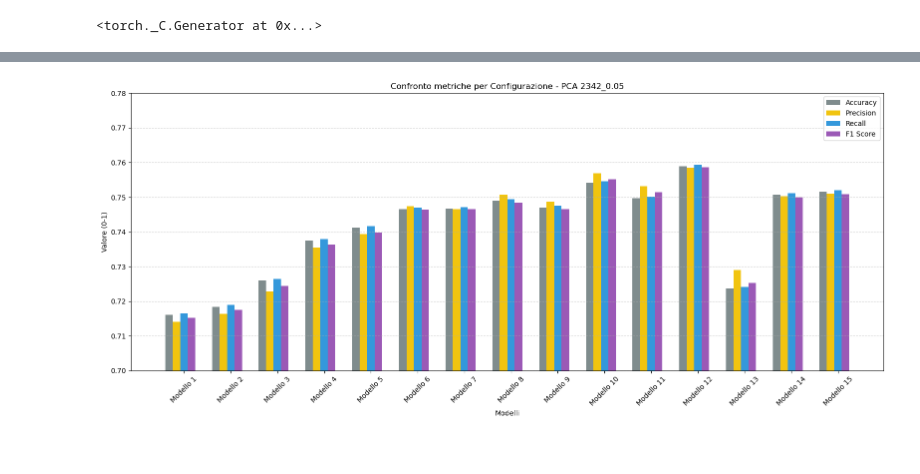
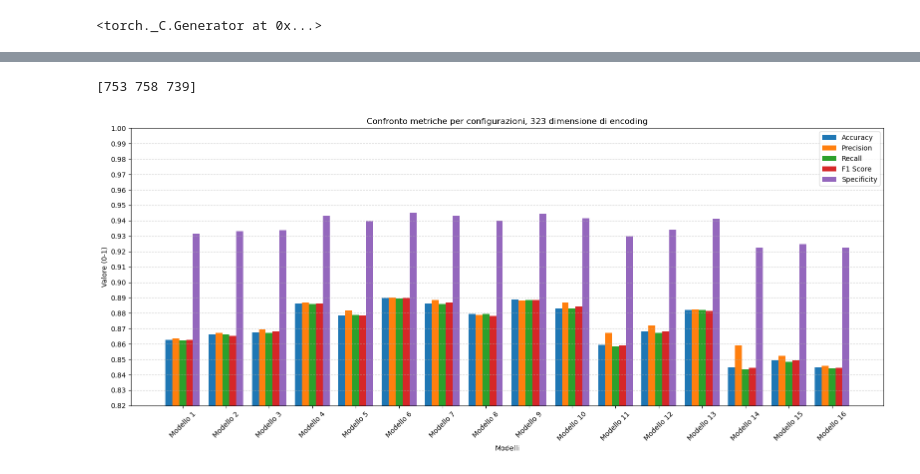
Before and after one commit to noemiaime/PCA_AE_histology, a Jupyter notebook: 6_FC_training_AE.ipynb, the cells around one changed output, grey strips where cells are left out. Saved outputs shown, nothing was run; the diff lists cells and outputs as text; code cells hidden in the pictures.

```diff
--- a/6_FC_training_AE.ipynb
+++ b/6_FC_training_AE.ipynb
@@ -39,8 +39,7 @@ base_dir = os.getcwd()  # percorso base
 output_folder = os.path.join(base_dir, "ae_outputs")
 os.makedirs(output_folder, exist_ok=True) # crea se non esiste
 log_txt_path = os.path.join(output_folder, "classification_reports.txt")
-save_path = os.path.join(output_folder, f'ae_data_FC_{encoding_dim}_{noise_std}.pth')
-#save_path = os.path.join(output_folder, f'ae_data_CNN_{encoding_dim}_{noise_std}.pth')
+save_path = os.path.join(output_folder, f'ae_data_{encoding_dim}_{noise_std}.pth')
 experiment_name = os.path.splitext(os.path.basename(save_path))[0]
 # %%
 # caricamento dati
@@ -77,6 +76,7 @@ class FlexibleNet(nn.Module):  # rete neurale FC, configurabile (layer, dropout,
     def forward(self, x):
         return self.model(x)
 # %%
+# misura specificity, non ho trovato una funzione che lo fa di sklearn (come per f1, recall e precision)
 def specificity_score(y_true, y_pred, average='macro'):
     cm = confusion_matrix(y_true, y_pred)
     num_classes = cm.shape[0]
@@ -95,6 +95,6 @@ def specificity_score(y_true, y_pred, average='macro'):
     elif average == 'none':
         return specificities
     else:
-        raise ValueError("average must be 'macro' or 'none'")
+        raise ValueError("Inserire modalità")
 # %%
 # funzione di training
@@ -355,7 +466,14 @@ Epoch 07 | Train Acc: 95.67% | Val Acc: 68.89%
 # %%
-summary_df = pd.DataFrame(summary)
-summary_df.to_csv(os.path.join("ae_outputs", f"{experiment_name}_summary.csv"), index=False)
+summary_df = pd.DataFrame(summary) # conversione in data frame
+summary_df['specificity_per_class'] = summary_df['specificity_per_class'].apply(
+    lambda x: ','.join(f"{v:.4f}" for v in x) if isinstance(x, (list, np.ndarray)) else str(x)
+) # formato corretto
+summary_df['test_specificity_per_class'] = summary_df['test_specificity_per_class'].apply(
+    lambda x: ','.join(f"{v:.4f}" for v in x) if isinstance(x, (list, np.ndarray)) else str(x)
+) # formato corretto
+summary_df.to_csv(os.path.join("ae_outputs", f"{experiment_name}_summary.csv"), index=False) # salvataggio
 
+# scrittura riassunto .txt
 with open(os.path.join("ae_outputs", f"{experiment_name}_summary.txt"), 'w') as f:
     for row in summary:
         f.write(f"Config {row['config_id']} | Acc: {row['accuracy']:.2f}% | Dropout: {row['dropout']} | Layers: {row['hidden_dims']}\n")
@@ -368,26 +496,49 @@ Index(['config_id', 'hidden_dims', 'dropout', 'batchnorm', 'early_stopping',
       dtype='object')
+# %%
+print(np.bincount(y_test.numpy()))
+# %% [output]
+[753 758 739]
 # %%
-# plot confronto metriche diversi reti
-bar_width = 0.16  # ridotto per far entrare 5 metriche
-x = np.arange(len(summary_df))
+# solo le configurazioni con cross_val=True
+summary_df = summary_df[summary_df['cross_val'] == True]
 
+# palette Autoencoder per ogni metrica
+metric_colors = {
+    'accuracy': '#1f77b4',        # blu scuro
+    'precision': '#ff7f0e',       # arancione scuro
+    'recall': '#2ca02c',          # verde scuro
+    'f1_score': '#d62728',        # rosso scuro
+    'specificity': '#9467bd'      # viola scuro
+}
 
-plt.figure(figsize=(16, 7))
-plt.bar(x - 2 * bar_width, summary_df['accuracy']/100, width=bar_width, label='Accuracy', color='#7F8C8D')     # grigio
-plt.bar(x - 1 * bar_width, summary_df['precision'], width=bar_width, label='Precision', color='#F1C40F')     # oro pallido
-plt.bar(x, summary_df['recall'], width=bar_width, label='Recall', color='#3498DB')                           # blu pastello
-plt.bar(x + 1 * bar_width, summary_df['f1_score'], width=bar_width, label='F1 Score', color='#9B59B6')       # lilla soft
-plt.bar(x + 2 * bar_width, summary_df['specificity'], width=bar_width, label='Specificity', color='#95A5A6')  # grigio chiaro
+if len(summary_df) == 16:
+    x = np.arange(len(summary_df))
+    bar_width = 0.16
 
+    plt.figure(figsize=(16, 7))
+    plt.bar(x - 2 * bar_width, summary_df['test_accuracy'] / 100, width=bar_width,
+            label='Accuracy', color=metric_colors['accuracy'])
+    plt.bar(x - 1 * bar_width, summary_df['test_precision'], width=bar_width,
+            label='Precision', color=metric_colors['precision'])
+    plt.bar(x, summary_df['test_recall'], width=bar_width,
+            label='Recall', color=metric_colors['recall'])
+    plt.bar(x + 1 * bar_width, summary_df['test_f1_score'], width=bar_width,
+            label='F1 Score', color=metric_colors['f1_score'])
+    plt.bar(x + 2 * bar_width, summary_df['test_specificity'], width=bar_width,
+            label='Specificity', color=metric_colors['specificity'])
 
-plt.xlabel("Modelli")
-plt.ylabel("Valore (0-1)")
-plt.title(f"Confronto metriche per Configurazione - AE {encoding_dim}_{noise_std}")
-plt.xticks(x, [f"Modello {cid}" for cid in summary_df['config_id']], rotation=45)
-plt.ylim(0.7, 0.78)
-plt.legend()
-plt.yticks(np.arange(0.7, 0.78, 0.01))  # ogni 0.01 tra 0.7 e 0.8
-plt.grid(axis='y', linestyle='--', alpha=0.6)
-plt.tight_layout()
+    plt.xlabel("Modelli")
+    plt.ylabel("Valore (0-1)")
+    plt.title(f"Confronto metriche per configurazioni, {encoding_dim} dimensione di encoding")
+    plt.xticks(x, [f"Modello {cid}" for cid in summary_df['config_id']], rotation=45)
+    plt.ylim(0.82, 1)
+    plt.legend()
+    plt.yticks(np.arange(0.82, 1, 0.01))
+    plt.grid(axis='y', linestyle='--', alpha=0.6)
+    plt.tight_layout()
+    plt.savefig(os.path.join(output_folder, "metrics_comparison.png"))
+    plt.show()
+else:
+    print("Nessun grafico generato.")
 # %% [output]
-[figure, old version]
+[figure, new version]
```
Also changed, not shown: parts of 13 cells of this notebook, 17 other files.
